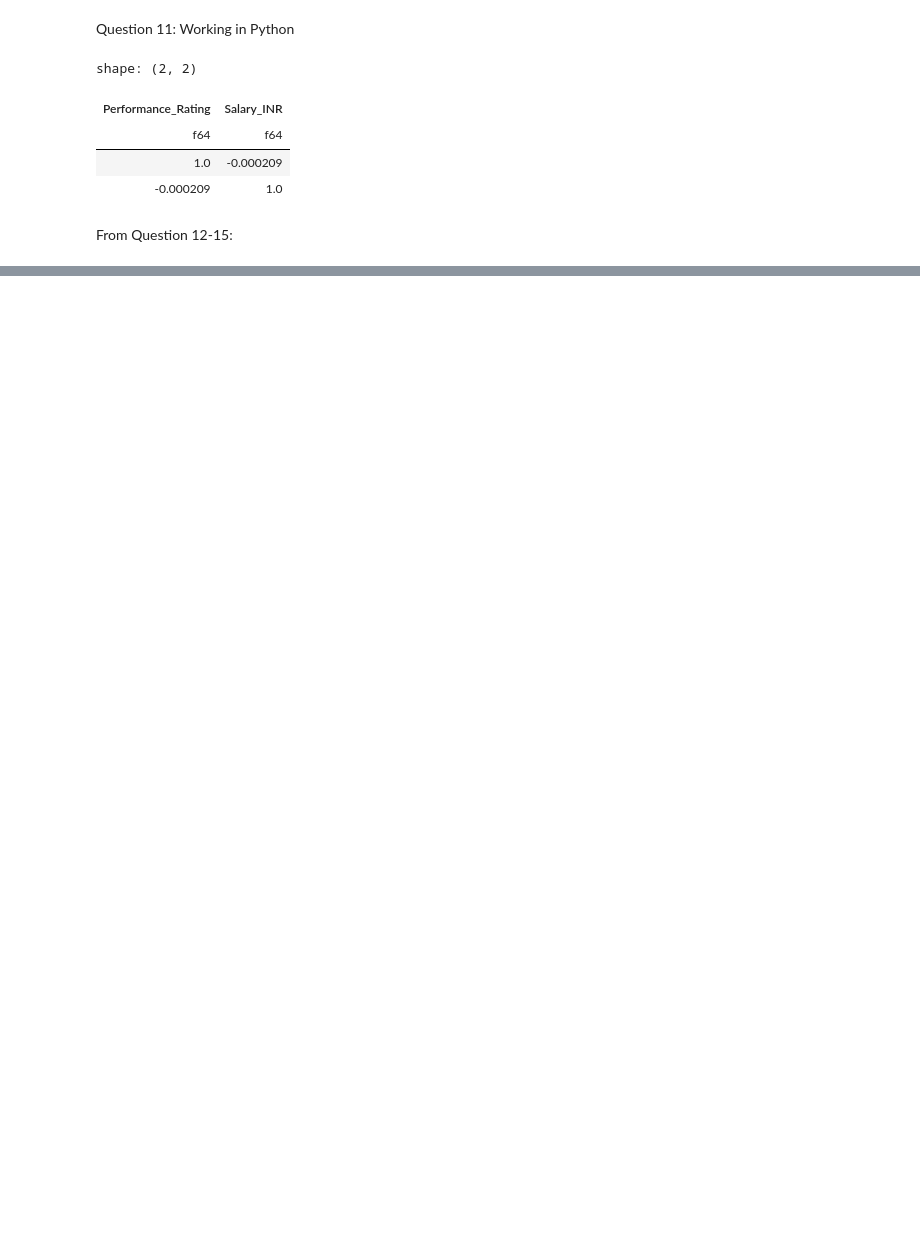
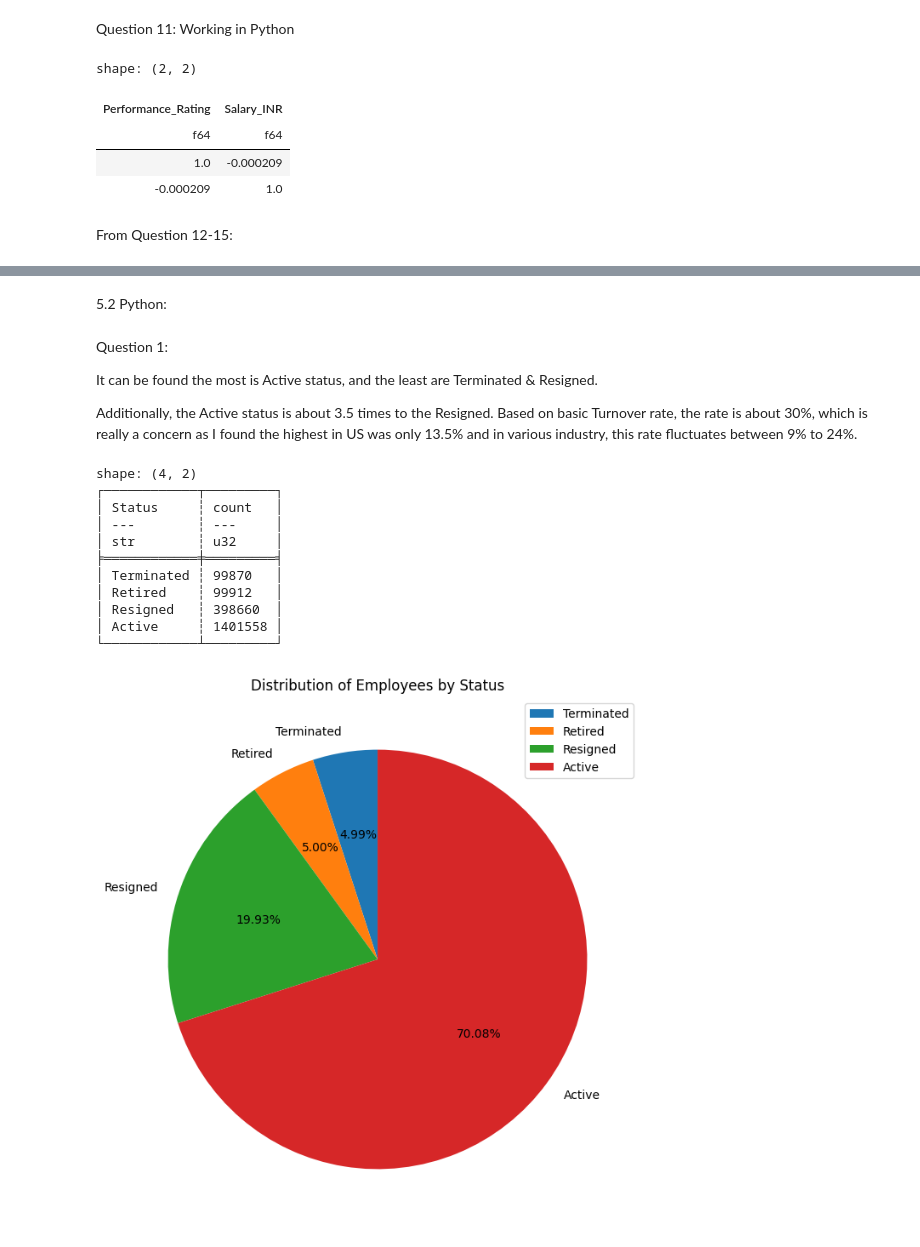
Before and after one commit to LeonTran29/HR-Data_MNC, a Jupyter notebook: Process.ipynb, the cells around one changed output, grey strips where cells are left out. Cells and saved outputs as stored; diff of their text form; code cells hidden in the pictures; blank space fills up the shorter version.

Commit message:
Kaggle Notebook | HR_Data_MNC_Python&Tableau_Working | Version 7

```diff
--- a/Process.ipynb
+++ b/Process.ipynb
@@ -310,2 +313,32 @@ From Question 12-15:
 # %% [output]
 [interactive output not drawn]
+# %% [markdown]
+5.2 Python:
+# %% [markdown]
+Question 1:
+
+It can be found the most is Active status, and the least are Terminated & Resigned.
+
+Additionally, the Active status is about 3.5 times to the Resigned. Based on basic Turnover rate, the rate is about 30%, which is really a concern as I found the highest in US was only 13.5% and in various industry, this rate fluctuates between 9% to 24%.
+# %%
+pie_define = df_with_level['Status'].value_counts()
+print(pie_define)
+
+fig, ax = plt.subplots(figsize =(10,8))
+ax.pie(pie_define['count'],labels = pie_define['Status'],autopct='%1.2f%%', startangle=90)
+ax.set_title('Distribution of Employees by Status')
+plt.legend(loc ='upper right')
+plt.show()
+# %% [output]
+shape: (4, 2)
+┌────────────┬─────────┐
+│ Status     ┆ count   │
+│ ---        ┆ ---     │
+│ str        ┆ u32     │
+╞════════════╪═════════╡
+│ Terminated ┆ 99870   │
+│ Retired    ┆ 99912   │
+│ Resigned   ┆ 398660  │
+│ Active     ┆ 1401558 │
+└────────────┴─────────┘
+[figure, added]
```
Also changed, not shown: parts of 12 cells of this notebook.
